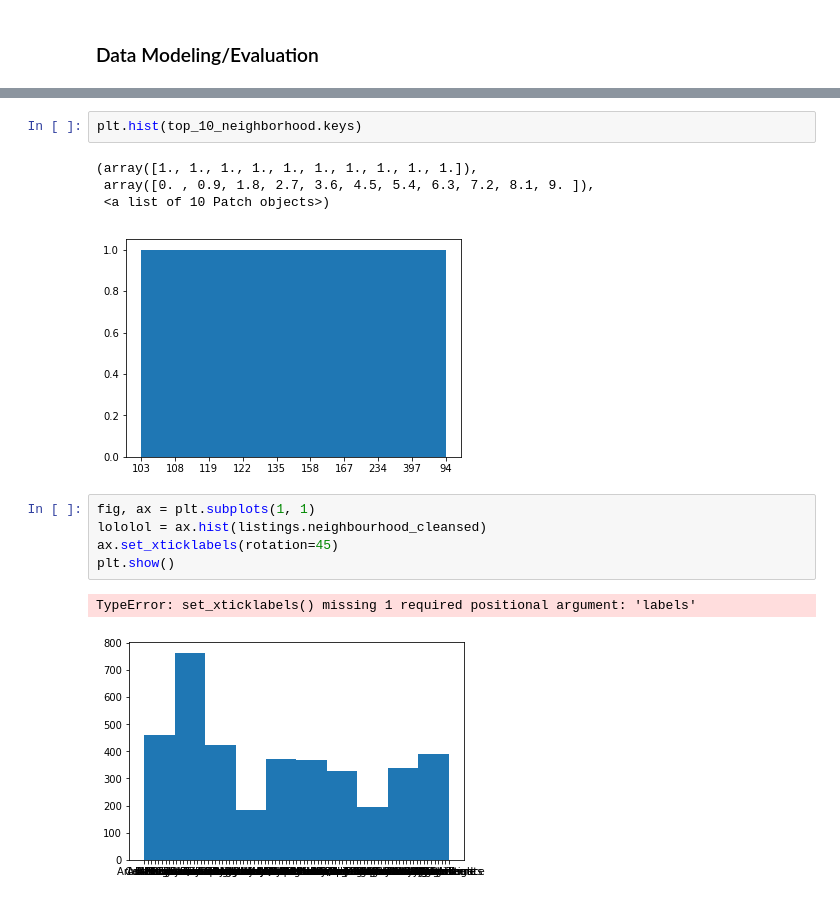
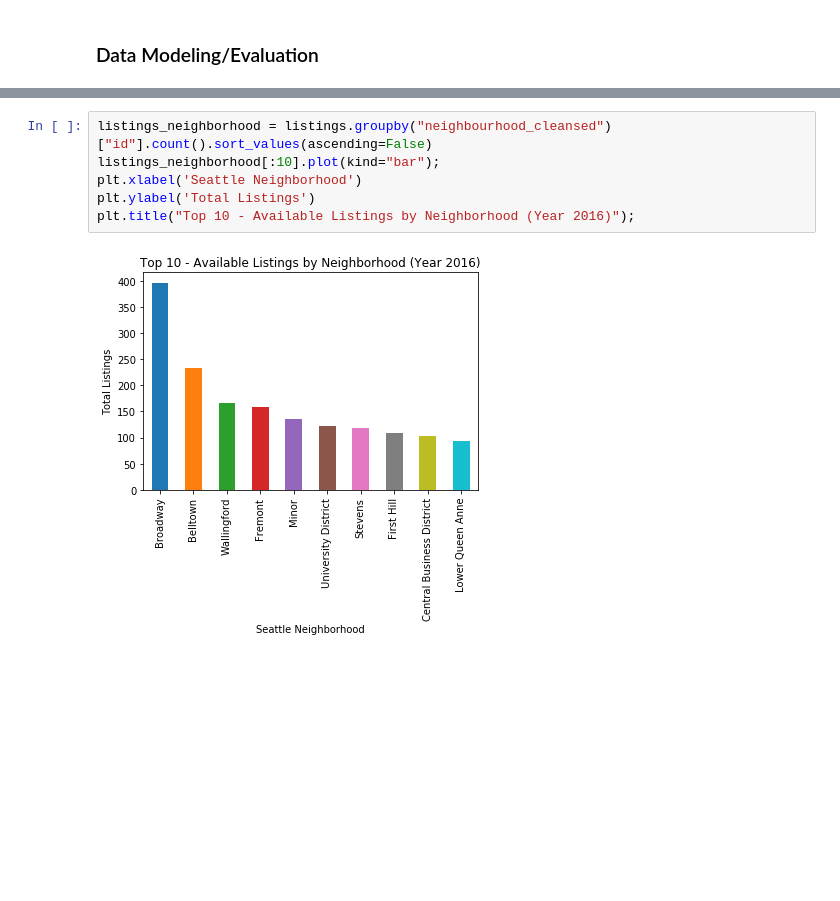
Before and after one commit to AnthonyGoh7/Udacity-Data-Scientist-Nanodegree, a Jupyter notebook: Project - Write A Data Science Blog Post - AirBnB Data.ipynb, the cells around one changed output, grey strips where cells are left out. Drawn from its saved outputs; the diff is of its cells as text; blank space fills up the shorter version.

```diff
--- a/Project - Write A Data Science Blog Post - AirBnB Data.ipynb
+++ b/Project - Write A Data Science Blog Post - AirBnB Data.ipynb
@@ -247,15 +210,8 @@ def plot_features_importance(model, x_train, model_name):
-# %%
-plt.hist(top_10_neighborhood.keys)
-# %% [output]
-(array([1., 1., 1., 1., 1., 1., 1., 1., 1., 1.]),
- array([0. , 0.9, 1.8, 2.7, 3.6, 4.5, 5.4, 6.3, 7.2, 8.1, 9. ]),
- <a list of 10 Patch objects>)
-[figure, removed]
-# %%
-fig, ax = plt.subplots(1, 1)
-lololol = ax.hist(listings.neighbourhood_cleansed)
-ax.set_xticklabels(rotation=45)
-plt.show()
-# %% [output]
-TypeError: set_xticklabels() missing 1 required positional argument: 'labels'
-[figure, removed]
+# %%
+listings_neighborhood = listings.groupby("neighbourhood_cleansed")["id"].count().sort_values(ascending=False)
+listings_neighborhood[:10].plot(kind="bar");
+plt.xlabel('Seattle Neighborhood')
+plt.ylabel('Total Listings')
+plt.title("Top 10 - Available Listings by Neighborhood (Year 2016)");
+# %% [output]
+[figure, added]
```
Also changed, not shown: parts of 19 cells of this notebook.
